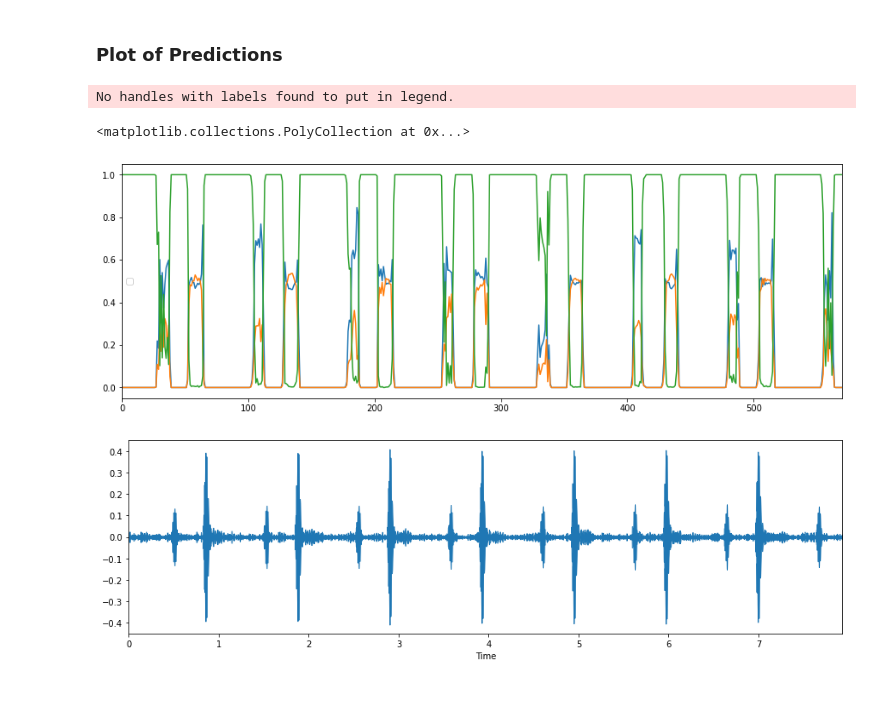
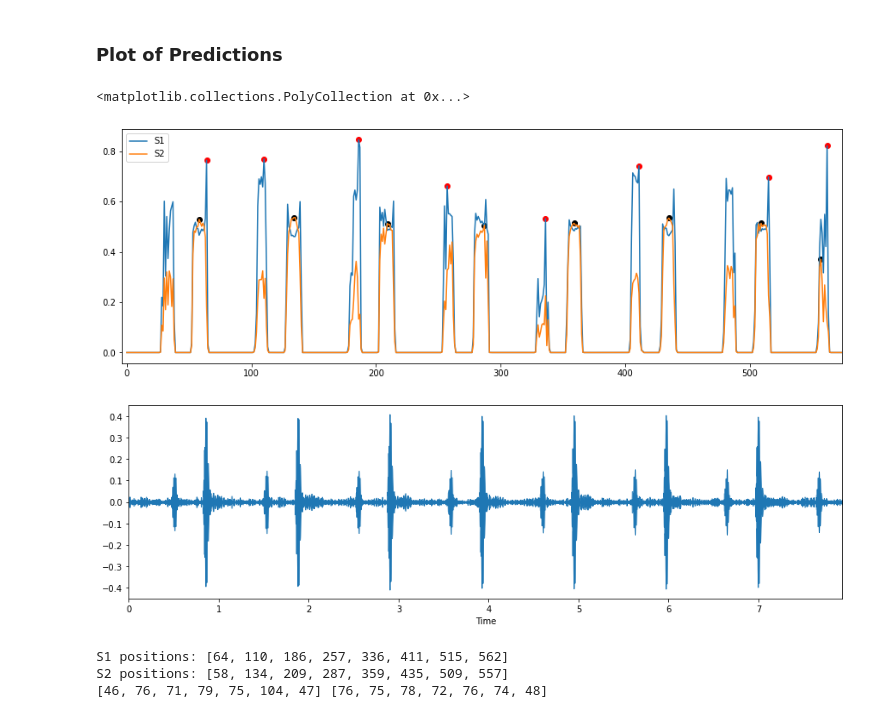
Before and after one commit to blackmountainb/taad-project, a Jupyter notebook: code/Model_Predict.ipynb, the cells around one changed output. Cells and saved outputs as stored; diff of their text form; code cells hidden in the pictures.

Commit message:
positions of S1 and S2

```diff
--- a/code/Model_Predict.ipynb
+++ b/code/Model_Predict.ipynb
@@ -144,36 +187,75 @@ print(predictions)
+# %%
+# S2 in a 75 interval
+position2 = dict()
+positionS2 = dict()
+while len(colSTwo)<600:
+    colSTwo.append(0)
+k=0
+for i in range(75,601,75):
+    position2[i] = []
+    for z in range(k, i):
+        position2[i].append(colSTwo[z])
+        #print(z)
+    k+=75
+    #print('add')
+for i in position2:
+    m2 = max(position2[i])
+    index = colSTwo.index(m2) # gets the index from the element
+    positionS2[index]=m2 # adds the element as a value to the index as a key
 # %%
-colSone = []
-colSTwo = []
-colNoise = []
-colNoisesOne = []
-for item in predictions:
-
-    colSone.append(item[0])
-    colSTwo.append(item[1])
-    colNoise.append(item[2])
-    colNoisesOne.append(item[2])
-
+# plots:
 
 plt.figure(figsize=(15,5))
-plt.plot(colSone)
-plt.plot(colSTwo)
-plt.plot(colNoise)
-#plt.plot(colNoisesOne)
-plt.xlim(0, 114*5)
-#print(colSone)
+plt.plot(colSone, label='S1')
+plt.plot(colSTwo, label='S2')
+#plt.plot(colNoise, label='Noise')
+plt.xlim(-4, 574)
+plt.scatter(positionS1.keys(), positionS1.values(), c='red')
+plt.scatter(positionS2.keys(), positionS2.values(), c='black')
 plt.legend()
 
 # plot waves of S1
 fig = plt.figure(figsize=(15,10))
 fig.subplots_adjust(hspace = 0.4, wspace = 0.4)
 fig.add_subplot(2,1,2)
 name = '../set_a/normal__201108011114.wav'
 data, sample_rate = librosa.load(name)
 librosa.display.waveplot(data, sr = sample_rate)
 # %% [output]
-No handles with labels found to put in legend.
+<matplotlib.collections.PolyCollection at 0x...>
-<matplotlib.collections.PolyCollection at 0x...>
-[figure, old version]
+[figure, new version]
 [figure]
+# %%
+lista1 = []
+for position in positionS1:
+    lista1.append(position)
+print('S1 positions:',lista1)
+
+a = lista1[0]
+final1 = []
+for i in range(len(lista1)):
+    if i>0: # ignores first value
+        b = lista1[i]-a # subtract the values
+        final1.append(b)
+    a = lista1[i]
+
+lista2 = []
+for position in positionS2:
+    lista2.append(position)
+print('S2 positions:',lista2)
+
+a = lista2[0]
+final2 = []
+for i in range(len(lista2)):
+    if i>0: # ignores first value
+        b = lista2[i]-a # subtract the values
+        final2.append(b)
+    a = lista2[i]
+
+print(final1, final2)
+# %% [output]
+S1 positions: [64, 110, 186, 257, 336, 411, 515, 562]
+S2 positions: [58, 134, 209, 287, 359, 435, 509, 557]
+[46, 76, 71, 79, 75, 104, 47] [76, 75, 78, 72, 76, 74, 48]
 # %%
 experiment.end()
```
Also changed, not shown: parts of 5 cells of this notebook, 4 other files.
